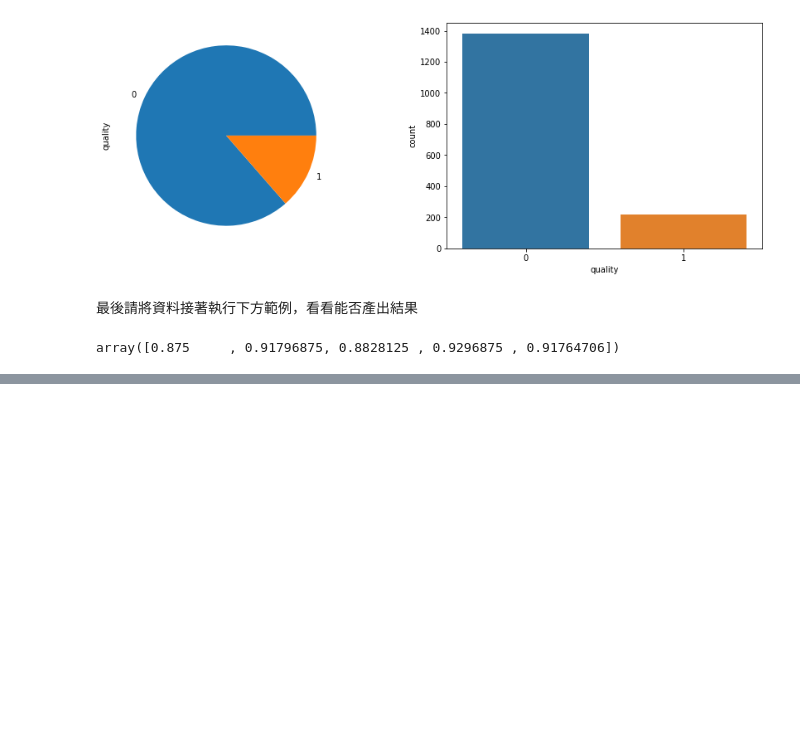
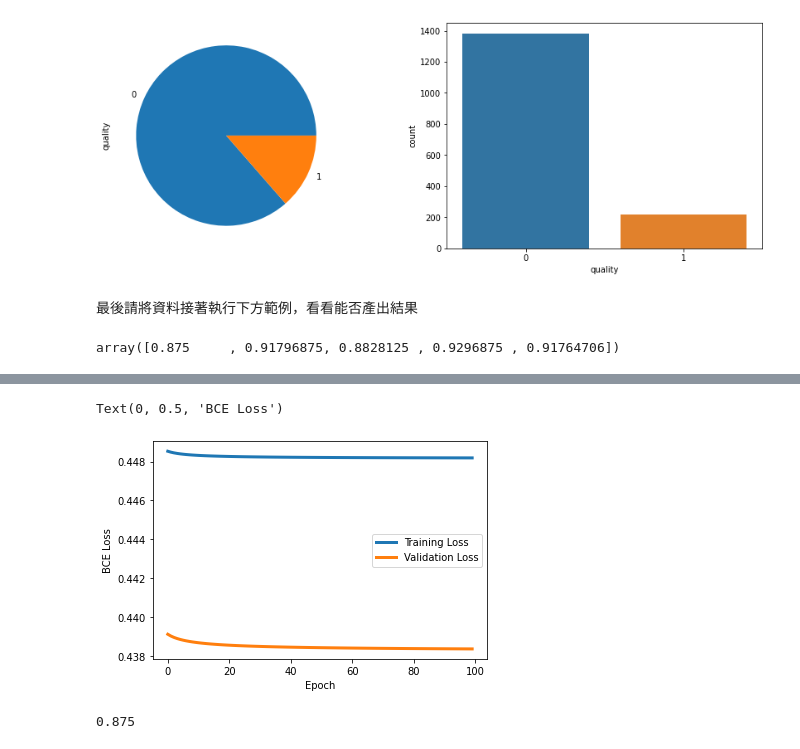
Before and after one commit to Roger8886/Prediction-of-quality-of-Wine, a Jupyter notebook: 專題實作_02：紅酒品質分類預測.ipynb, the cells around one changed output, grey strips where cells are left out. Drawn from its saved outputs; the diff is of its cells as text; code cells hidden in the pictures; blank space fills up the shorter version.

```diff
--- a/專題實作_02：紅酒品質分類預測.ipynb
+++ b/專題實作_02：紅酒品質分類預測.ipynb
@@ -255,0 +331,17 @@ array([0.875     , 0.91796875, 0.8828125 , 0.9296875 , 0.91764706])
+# %%
+from sklearn.model_selection import GridSearchCV
+
+svc = SVC()
+Parameters = {
+    'C' : [ 1.5, 2, 2.5],
+    'gamma' : [0.05,0.1],
+    'kernel' : ['rbf']
+}
+
+clf= GridSearchCV(svc, Parameters, cv = 5, n_jobs = 6)
+clf.fit(X_train, y_train)
+print(clf.best_params_)
+# Result: C = 2, gamma = 0.1 if using Gaussian Kernel
+
+scores_7 = cross_val_score(svc, X_train, y_train.values.ravel(), cv=5,scoring='accuracy').mean()
+print(scores_7)
@@ -255,0 +393,16 @@ array([0.875     , 0.91796875, 0.8828125 , 0.9296875 , 0.91764706])
+# %%
+from sklearn.model_selection import train_test_split
+
+X_train, X_test, y_train, y_test = train_test_split(X_train, y_train, test_size = 0.2)
+
+print(X_train.shape)
+print(y_train.shape)
+print(X_test.shape)
+print(y_test.shape)
+
+import tensorflow as tf
+y_train_onehot = tf.keras.utils.to_categorical(y_train, num_classes=2)
+y_test_onehot = tf.keras.utils.to_categorical(y_test, num_classes=2)
+
+print(y_train_onehot.shape)
+print(y_test_onehot.shape)
@@ -255,0 +481,17 @@ array([0.875     , 0.91796875, 0.8828125 , 0.9296875 , 0.91764706])
+# %%
+import matplotlib.pyplot as plt
+plt.plot(loss_list, linewidth=3)
+plt.plot(test_loss_list, linewidth=3)
+plt.legend(("Training Loss", "Validation Loss"))
+plt.xlabel("Epoch")
+plt.ylabel("BCE Loss")
+# %% [output]
+Text(0, 0.5, 'BCE Loss')
+[figure, added]
+# %%
+x_test_data = torch.tensor(X_test.values, dtype=torch.float32)
+y_pred = model(x_test_data)
+y_pred = y_pred.argmax(1) # one hot array to int array
+accuracy_score(y_test, y_pred.detach().numpy()) # accuracy
+# %% [output]
+0.875
```
Also changed, not shown: parts of 12 cells of this notebook.
